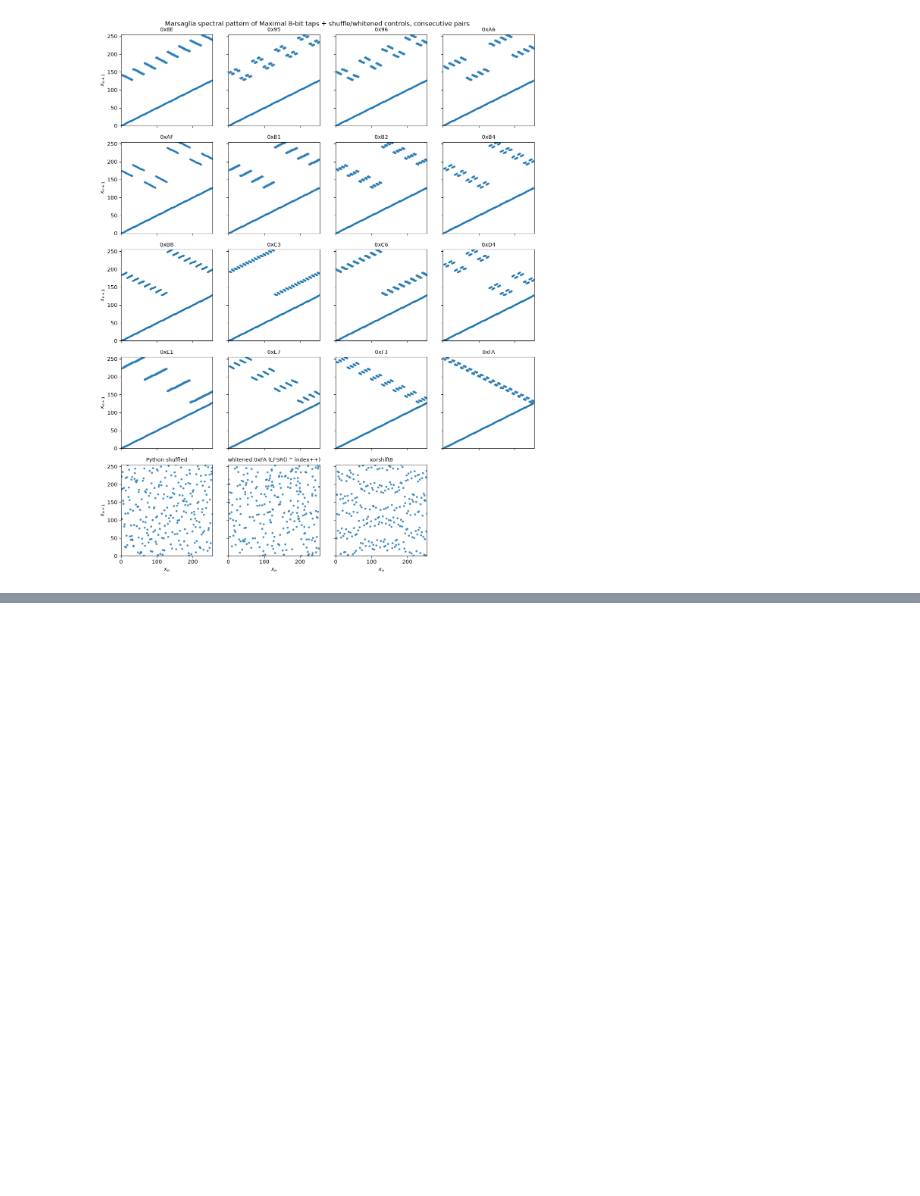
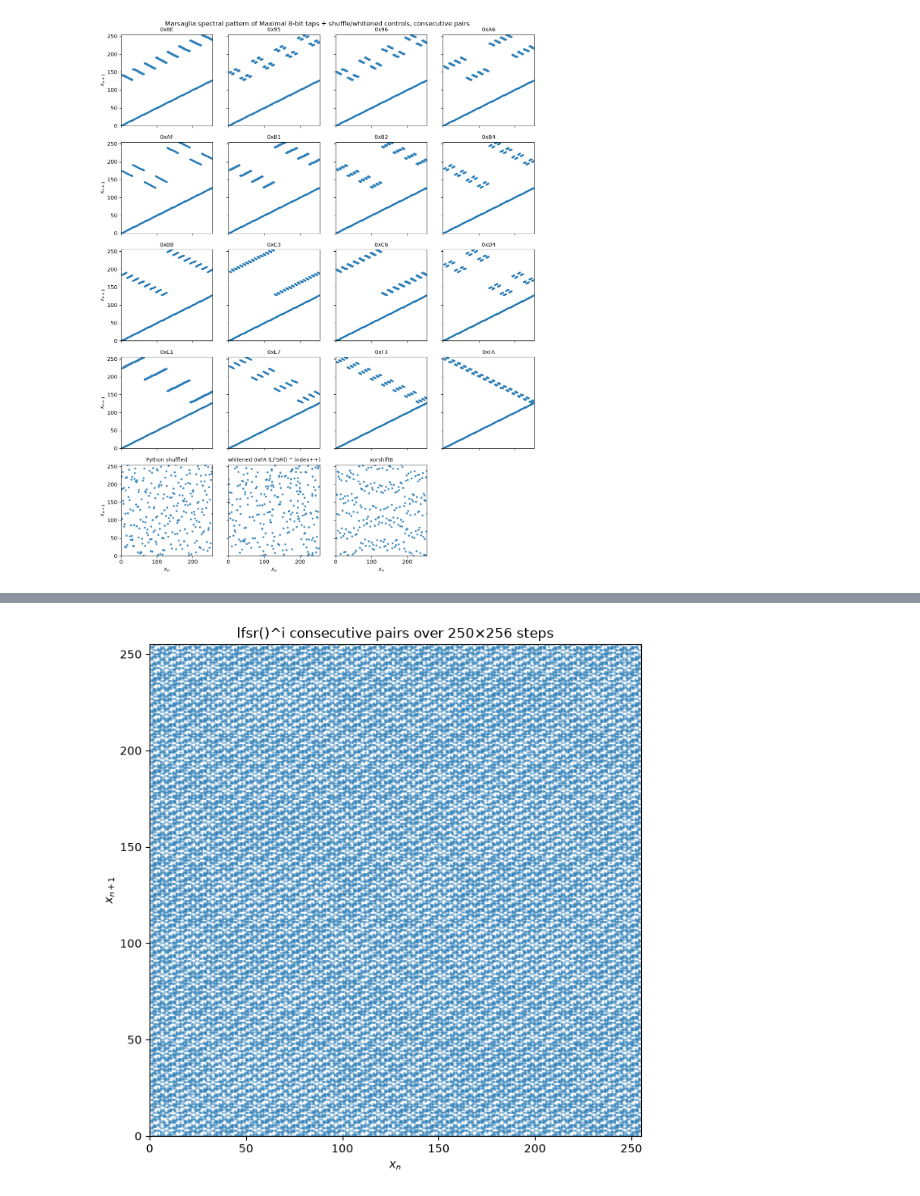
Before and after one commit to VroomDev/ti85, a Jupyter notebook: vic20engine/rng8bit.ipynb, the cells around one changed output, grey strips where cells are left out. Cells and saved outputs as stored; diff of their text form; code cells hidden in the pictures; blank space fills up the shorter version.

```diff
--- a/vic20engine/rng8bit.ipynb
+++ b/vic20engine/rng8bit.ipynb
@@ -687,0 +720,14 @@ plt.show()
+# %%
+# Consecutive pairs (x_n, x_{n+1}) from the continuous whitened stream.
+fig, ax = plt.subplots(figsize=(7, 7))
+ax.scatter(all_vals[:-1], all_vals[1:], s=2, alpha=0.35)
+ax.set_xlim(0, 255)
+ax.set_ylim(0, 255)
+ax.set_aspect("equal")
+ax.set_xlabel(r"$x_n$")
+ax.set_ylabel(r"$x_{n+1}$")
+ax.set_title("lfsr()^i consecutive pairs over 250×256 steps")
+fig.tight_layout()
+plt.show()
+# %% [output]
+[figure, added]
```
Also changed, not shown: parts of 3 cells of this notebook, 42 other files.
